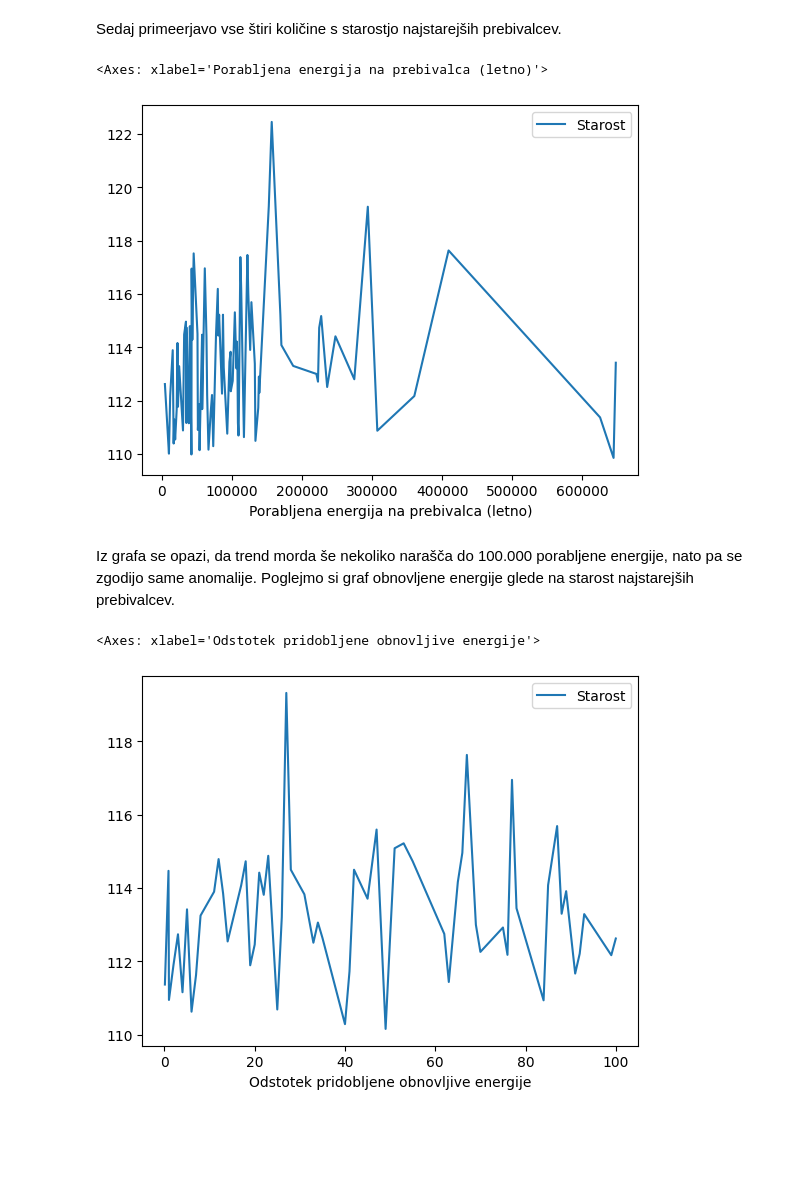
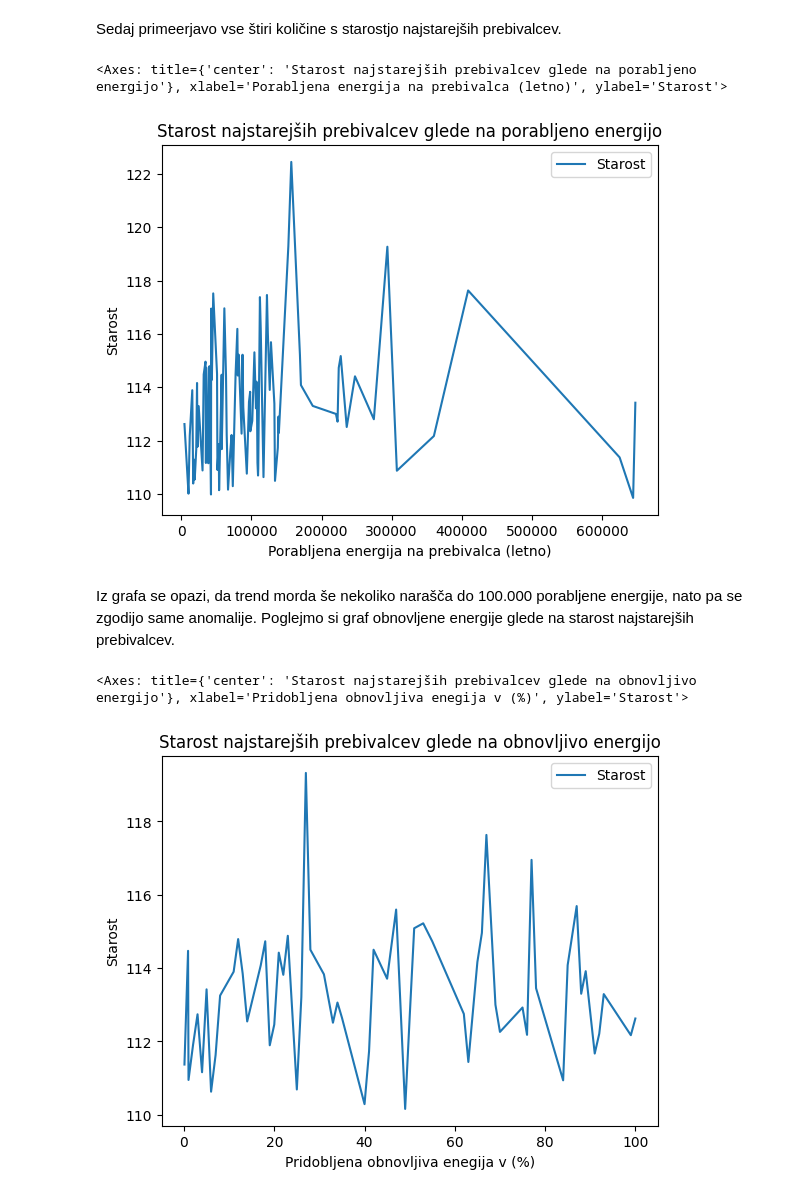
Before and after one commit to MAj-01/projektna_naloga_UVP, a Jupyter notebook: analiza_podatkov.ipynb, the cells around one changed output. Cells and saved outputs as stored; diff of their text form; code cells hidden in the pictures; blank space fills up the shorter version.

```diff
--- a/analiza_podatkov.ipynb
+++ b/analiza_podatkov.ipynb
@@ -187,16 +186,20 @@ tabela_ekonomije
 Sedaj primeerjavo vse štiri količine s starostjo najstarejših prebivalcev.
 # %%
 tabela_ekonomije_energija_urejena = tabela_ekonomije.sort_values(by=['Porabljena energija na prebivalca (letno)'], ascending=True)
-tabela_ekonomije_energija_urejena[['Porabljena energija na prebivalca (letno)', 'Starost']].groupby('Porabljena energija na prebivalca (letno)').mean().plot()
+tabela_ekonomije_energija_urejena[['Porabljena energija na prebivalca (letno)', 'Starost']].groupby('Porabljena energija na prebivalca (letno)').mean().plot(
+    ylabel = "Starost", xlabel = "Porabljena energija na prebivalca (letno)",
+    title = "Starost najstarejših prebivalcev glede na porabljeno energijo")
 # %% [output]
-<Axes: xlabel='Porabljena energija na prebivalca (letno)'>
+<Axes: title={'center': 'Starost najstarejših prebivalcev glede na porabljeno energijo'}, xlabel='Porabljena energija na prebivalca (letno)', ylabel='Starost'>
-[figure, old version]
+[figure, new version]
 # %% [markdown]
 Iz grafa se opazi, da trend morda še nekoliko narašča do 100.000 porabljene energije, nato pa se zgodijo same anomalije.
 Poglejmo si graf obnovljene energije glede na starost najstarejših prebivalcev.
 # %%
 tabela_ekonomije_obnovljiva_energija_urejena = tabela_ekonomije.sort_values(by=['Odstotek pridobljene obnovljive energije'], ascending=True)
-tabela_ekonomije_obnovljiva_energija_urejena[['Odstotek pridobljene obnovljive energije', 'Starost']].groupby('Odstotek pridobljene obnovljive energije').mean().plot()
+tabela_ekonomije_obnovljiva_energija_urejena[['Odstotek pridobljene obnovljive energije', 'Starost']].groupby('Odstotek pridobljene obnovljive energije').mean().plot(
+    ylabel = "Starost", xlabel = "Pridobljena obnovljiva enegija v (%)",
+    title = "Starost najstarejših prebivalcev glede na obnovljivo energijo")
 # %% [output]
-<Axes: xlabel='Odstotek pridobljene obnovljive energije'>
+<Axes: title={'center': 'Starost najstarejših prebivalcev glede na obnovljivo energijo'}, xlabel='Pridobljena obnovljiva enegija v (%)', ylabel='Starost'>
-[figure, old version]
+[figure, new version]
```
Also changed, not shown: parts of 10 cells of this notebook, 1 other file.
